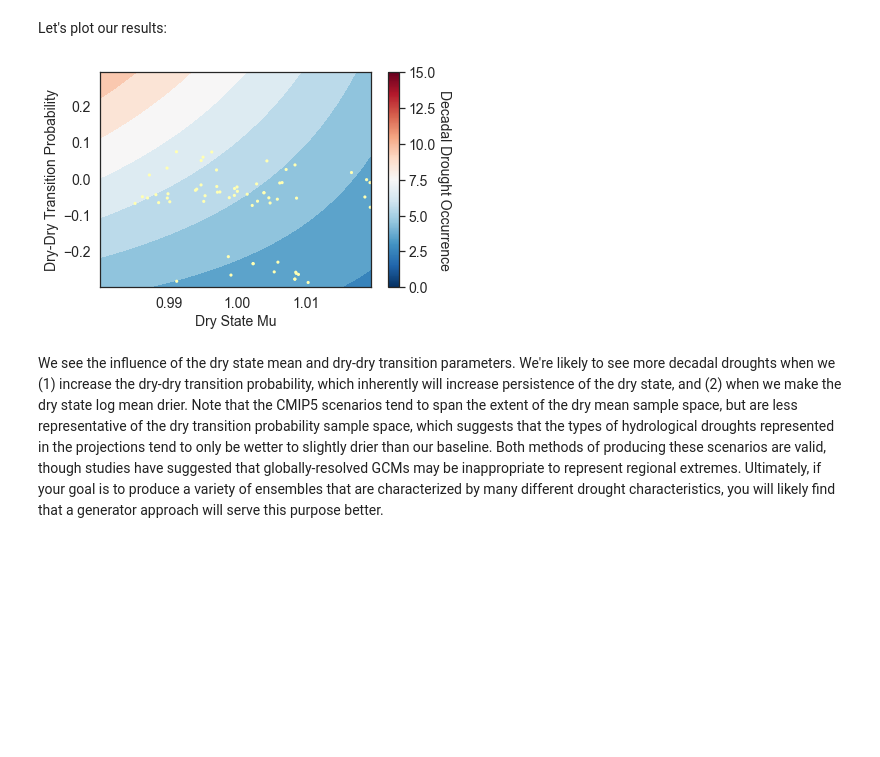
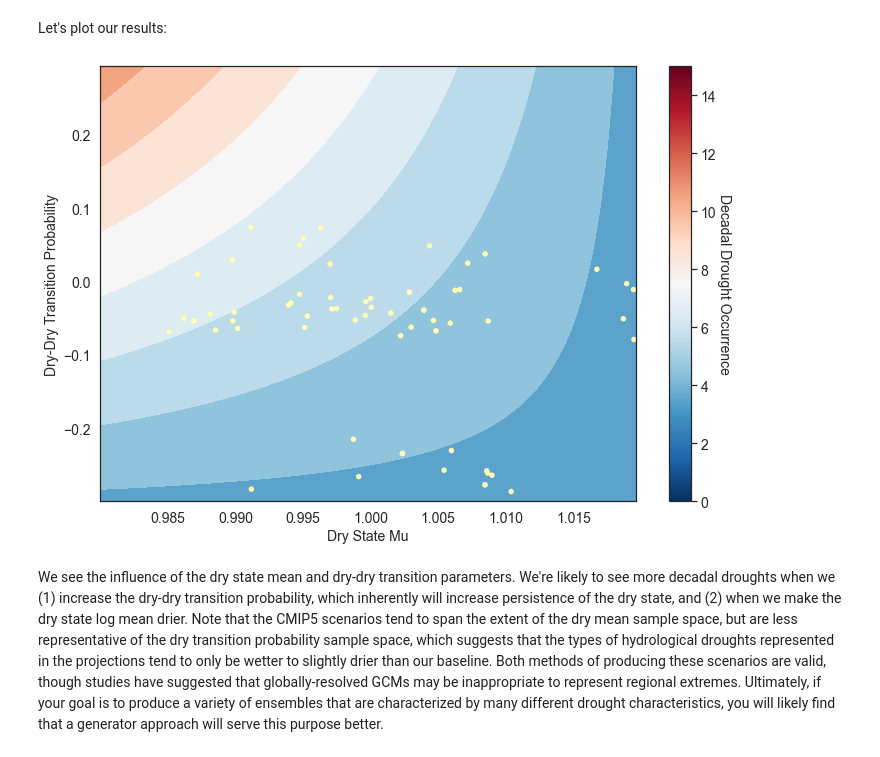
Before and after one commit to rg727/HMM_Technical_Appendix, a Jupyter notebook: Hidden-Markov Modeling Approaches to Creating Synthetic Streamflow Scenarios.ipynb, the cells around one changed output. Drawn from its saved outputs; the diff is of its cells as text; code cells hidden in the pictures; blank space fills up the shorter version.

```diff
--- a/Hidden-Markov Modeling Approaches to Creating Synthetic Streamflow Scenarios.ipynb
+++ b/Hidden-Markov Modeling Approaches to Creating Synthetic Streamflow Scenarios.ipynb
@@ -186,10 +203,12 @@ for i in drought_years:
     ax.add_patch(rect)
 
 
-plt.title("Upper Colorado Annual Flow (Synthetic Stationary)")
-plt.xlabel("Year")
-plt.ylabel("Annual Flow (cubic feet per year)")
+plt.title("Upper Colorado Annual Flow (Synthetic Stationary)",fontsize=16)
+plt.xlabel("Year",fontsize=16)
+plt.ylabel("Annual Flow (cubic feet per year)",fontsize=16)
+matplotlib.rc('legend', fontsize = 16)
 plt.legend()
-plt.savefig('synthetic_stationary.png',dpi=300)
-plt.show()
+plt.xticks(fontsize = 12)
+plt.yticks(fontsize = 12)
+matplotlib.rcParams['figure.figsize'] = [12, 8]
 # %% [output]
@@ -349,10 +351,12 @@ for i in drought_years:
     ax.add_patch(rect)
 
 
-plt.title("Annual Flow (Synthetic Non-Stationary)")
-plt.xlabel("Year")
-plt.ylabel("Annual Flow (cubic feet per year)")
+plt.title("Annual Flow (Synthetic Non-Stationary)",fontsize=16)
+plt.xlabel("Year",fontsize=16)
+plt.ylabel("Annual Flow (cubic feet per year)",fontsize=16)
+plt.xticks(fontsize = 12)
+plt.yticks(fontsize = 12)
+matplotlib.rcParams['figure.figsize'] = [12, 8]
+matplotlib.rc('legend', fontsize = 16)
 plt.legend()
-plt.savefig('Non_synthetic_stationary.png',dpi=300)
-plt.show()
 # %% [output]
@@ -426,10 +431,11 @@ for y in range(1000):
 # %%
 fig, ax = plt.subplots()
 ax.hist(decadal_drought_occurence,label='Non-Stationary generator')
-ax.set_xlabel('Number of Instances of Decadal Drought')
-ax.set_ylabel('Frequency')
+ax.set_xlabel('Number of Instances of Decadal Drought',fontsize=16)
+ax.set_ylabel('Frequency',fontsize=16)
 ax.axvline(x=2, color='r', linestyle='-',label='Observed')
-plt.legend()
-fig.tight_layout()
-plt.show()
+matplotlib.rc('legend', fontsize = 16)
+plt.xticks(fontsize = 12)
+plt.yticks(fontsize = 12)
+matplotlib.rcParams['figure.figsize'] = [12, 8]
 # %% [output]
@@ -483,33 +489,30 @@ Let's plot our results:
 # %%
 #Import libraries
 import matplotlib as mpl
 
 #Set color gradient for response surface
 drought_map = mpl.cm.get_cmap('RdBu_r')
 
 #Reshape our predicted drought occurrence and define bounds of colors
 Z = np.reshape(z, np.shape(X))
 vmin = np.min([np.min(z),np.min(d['Drought_Occurrence'].values)])
 vmax = 15
 norm = mpl.colors.Normalize(vmin,vmax)
 
 #Plot response surface and CMIP5 projections
 fig, ax = plt.subplots()
 ax.contourf(X, Y, Z, cmap=drought_map, norm=norm)
-ax.scatter(CMIP5_multipliers.iloc[:,7],CMIP5_multipliers.iloc[:,12], c='#ffffb3', edgecolor='none', s=10)
+ax.scatter(CMIP5_multipliers.iloc[:,7],CMIP5_multipliers.iloc[:,12], c='#ffffb3', edgecolor='none', s=30)
 cbar = ax.figure.colorbar(mpl.cm.ScalarMappable(norm=norm, cmap=drought_map), ax=ax)
 ax.set_xlim(np.nanmin(X),np.nanmax(X))
 ax.set_ylim(np.nanmin(Y),np.nanmax(Y))
 ax.set_xlabel('Dry State Mu',fontsize=14)
 ax.set_ylabel('Dry-Dry Transition Probability',fontsize=14)
 ax.tick_params(axis='both',labelsize=14)
 cbar.ax.set_ylabel('Decadal Drought Occurrence',rotation=-90, fontsize=14, labelpad=15)
 cbar.ax.tick_params(axis='y',labelsize=14)
-fig.tight_layout()
-plt.savefig('decadal_drought.png',dpi=300)
-fig.show()
 # %% [output]
-[figure, old version]
+[figure, new version]
 # %% [markdown]
 We see the influence of the dry state mean and dry-dry transition parameters. We're likely to see more decadal droughts when we (1) increase the dry-dry transition probability, which inherently will increase persistence of the dry state, and (2) when we make the dry state log mean drier. Note that the CMIP5 scenarios tend to span the extent of the dry mean sample space, but are less representative of the dry transition probability sample space, which suggests that the types of hydrological droughts represented in the projections tend to only be wetter to slightly drier than our baseline. Both methods of producing these scenarios are valid, though studies have suggested that globally-resolved GCMs may be inappropriate to represent regional extremes. Ultimately, if your goal is to produce a variety of ensembles that are characterized by many different drought characteristics, you will likely find that a generator approach will serve this purpose better.
 # %% [markdown]
```
Also changed, not shown: parts of 12 cells of this notebook, 2 other files.
